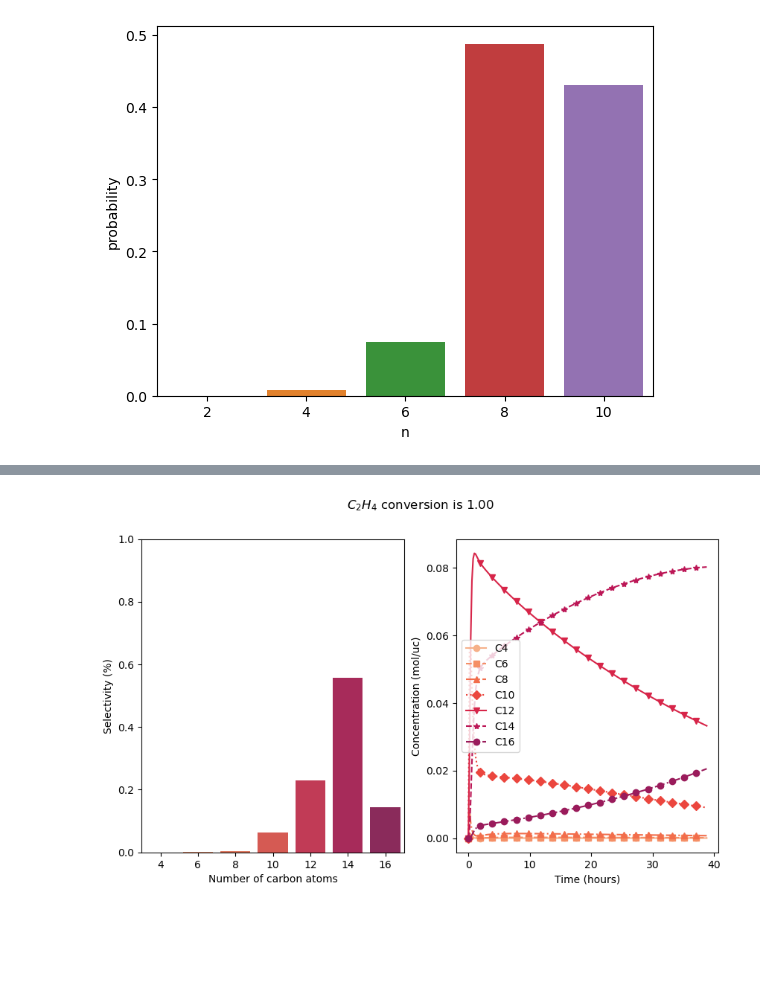
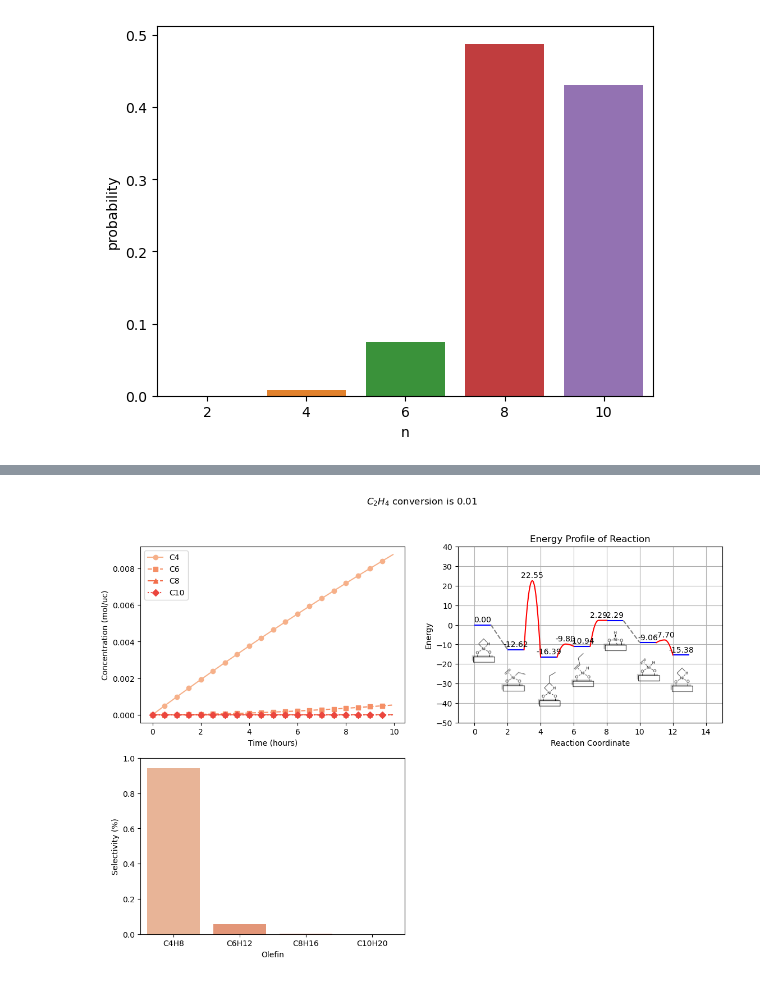
Before and after one commit to aleksandravdoshin/master_equation_solver, a Jupyter notebook: notebooks/Simulate_distribution.ipynb, the cells around one changed output, grey strips where cells are left out. Cells and saved outputs as stored; diff of their text form; code cells hidden in the pictures; blank space fills up the shorter version.

Commit message:
add energy profile

```diff
--- a/notebooks/Simulate_distribution.ipynb
+++ b/notebooks/Simulate_distribution.ipynb
@@ -293,7 +625,6 @@ import matplotlib.pyplot as plt
 import seaborn as sns
 from matplotlib.backends.backend_tkagg import FigureCanvasTkAgg
 import itertools
-
 
 def update_plot(c2_ins_barrier, c4_barrier, is_diffusion, hours, cat_conc, c2_conc, N):
     """
@@ -309,8 +640,9 @@ def update_plot(c2_ins_barrier, c4_barrier, is_diffusion, hours, cat_conc, c2_co
     """
     N = int(N)
     # Clear the previous plots
-    for ax in axs:
+    for ax in axs.flatten():
         ax.clear()
+    axs[1, 1].set_visible(False)  # Hides axs[1,1] from the figure
 
     # Define the carbon numbers and create a consistent color palette
     carbons = list(range(2, N+1, 2))  # For even-numbered carbons
@@ -352,8 +684,26 @@ def update_plot(c2_ins_barrier, c4_barrier, is_diffusion, hours, cat_conc, c2_co
     df = calc_distribution(results)
     # Create a palette mapping 'n' to colors
     palette = {n: color_dict[n] for n in df['n'].unique()}
-    sns.barplot(x='n', y='probability', data=df[1:], ax=axs[0], palette=palette,)
+    sns.barplot(x='n', y='probability', data=df[1:], ax=axs[1, 0], palette=palette,)
 
+
+    en_prof = {
+    'E': [0.000000, -52.807702, -68.576759, -45.786958, 9.573874,
+          -37.908489, -64.356256, 31.574096, -40.992500, -32.236150],
+    'type': ['I', 'I', 'I', 'I', 'I', 'I', 'I', 'TS', 'TS', 'TS'],
+    'state': ['0', '1', '2', '3', '4', '5', '6', '1,2', '2,3', '5,6']
+    }
+
+    en_prof = pd.DataFrame(en_prof)
+    en_prof.loc[:, 'E'] = en_prof.loc[:, 'E']/4.184
+
+    if c4_barrier is not None:
+        val = c4_barrier + en_prof.loc[en_prof.state == '4', 'E'].values[0]
+        en_prof.loc[10] = [val, 'TS', '3,4']
+
+    en_prof.loc[en_prof.state == '1,2', 'E'] += c2_ins_barrier
+
+    plot_energy_profile(en_prof, axs[0, 1], m=1)
 
     # Plot results over time
     # results.loc[:, [f'C{i}' for i in range(2, N+1, 2)]] + results.loc[:, [f'C{i}_out' for i in range(2, N+1, 2)]].values
@@ -363,12 +713,6 @@ def update_plot(c2_ins_barrier, c4_barrier, is_diffusion, hours, cat_conc, c2_co
     dft.index = dft.index / 3600
     # Determine the columns to plot
     columns_to_plot = [f'C{i}' for i in range(4, N+1, 2)]
-    # Get the corresponding colors
-    colors = [color_dict[int(col[1:])] for col in columns_to_plot]
-    # Plot with specified colors
-    # dft.loc[:, columns_to_plot][::50].plot(ax=axs[1], color=colors)
-
-    columns_to_plot = [f'C{i}' for i in range(4, N+1, 2)]
 
     # Plot each olefin individually with different styles and markers
     for col in columns_to_plot:
@@ -376,7 +720,7 @@ def update_plot(c2_ins_barrier, c4_barrier, is_diffusion, hours, cat_conc, c2_co
         ls = next(line_style_cycle)
         marker = next(marker_cycle)
         dft[col][::50].plot(
-            ax=axs[1],
+            ax=axs[0, 0],
             color=color,
             linestyle=ls,
             marker=marker,
@@ -384,13 +728,19 @@ def update_plot(c2_ins_barrier, c4_barrier, is_diffusion, hours, cat_conc, c2_co
             label=f'C{int(col[1:])}'
         )
     # Add legend to axs[1]
-    axs[1].legend()
+    axs[0, 0].legend()
     # Set plot labels and limits
-    axs[0].set_xlabel('Number of carbon atoms')
-    axs[0].set_ylabel('Selectivity (%)')
-    axs[0].set_ylim(0, 1)
-    axs[1].set_xlabel('Time (hours)')
-    axs[1].set_ylabel('Concentration (mol/uc)')
+    if N < 16:
+        olefines = [f'C{i}H{i*2}' for i in range(4, N+1, 2)]
+    else:
+        olefines = [f'C{i}' for i in range(4, N+1, 2)]
+
+    axs[1, 0].set_xticklabels(olefines)
+    axs[1, 0].set_xlabel('Olefin')
+    axs[1, 0].set_ylabel('Selectivity (%)')
+    axs[1, 0].set_ylim(0, 1)
+    axs[0, 0].set_xlabel('Time (hours)')
+    axs[0, 0].set_ylabel('Concentration (mol/uc)')
 
     fig.suptitle('$C_2H_4$ conversion is {:4.2f}'.format(1-df.loc[0, 'concentration']/c2_conc))
 
@@ -422,7 +772,7 @@ def create_gui(slider_params):
 
     # Set up the plot figure and axes
     global fig, axs, canvas
-    fig, axs = plt.subplots(1, 2, figsize=(10, 5))
+    fig, axs = plt.subplots(2, 2, figsize=(10, 5))
 
     # Create a canvas to display the plot in the Tkinter window
     canvas = FigureCanvasTkAgg(fig, master=root)
@@ -506,31 +856,31 @@ slider_params = { 'a_slider': {
         'label': 'Hours',
         'from_': 1,
         'to': 100,
         'resolution': 0.5,
         'default': 10
     },
     'cat_conc_slider': {
         'label': 'Catalyst Concentration (mol/uc)',
         'from_': 0.005,
         'to': 1,
         'resolution': 0.005,
         'default': 0.005
     },
     'c2_conc_slider': {
         'label': 'C2 Concentration (mol/uc)',
         'from_': 1,
         'to': 150,
         'resolution': 1,
         'default': 1.5
     },
     'N_slider': {
         'label': 'N (Number of Carbons)',
         'from_': 8,
         'to': 22,
         'resolution': 2,
         'default': 10
     }}
 
 create_gui(slider_params)
 # %% [output]
-[figure, old version]
+[figure, new version]
```
Also changed, not shown: parts of 4 cells of this notebook.
